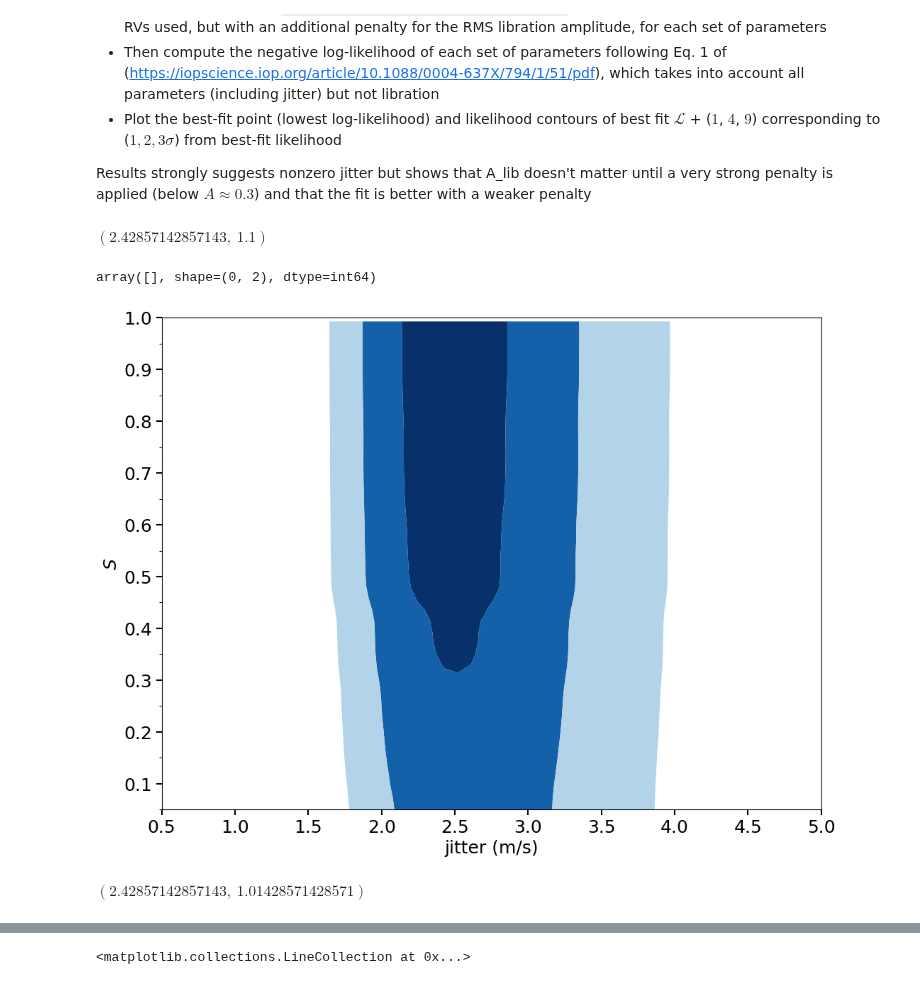
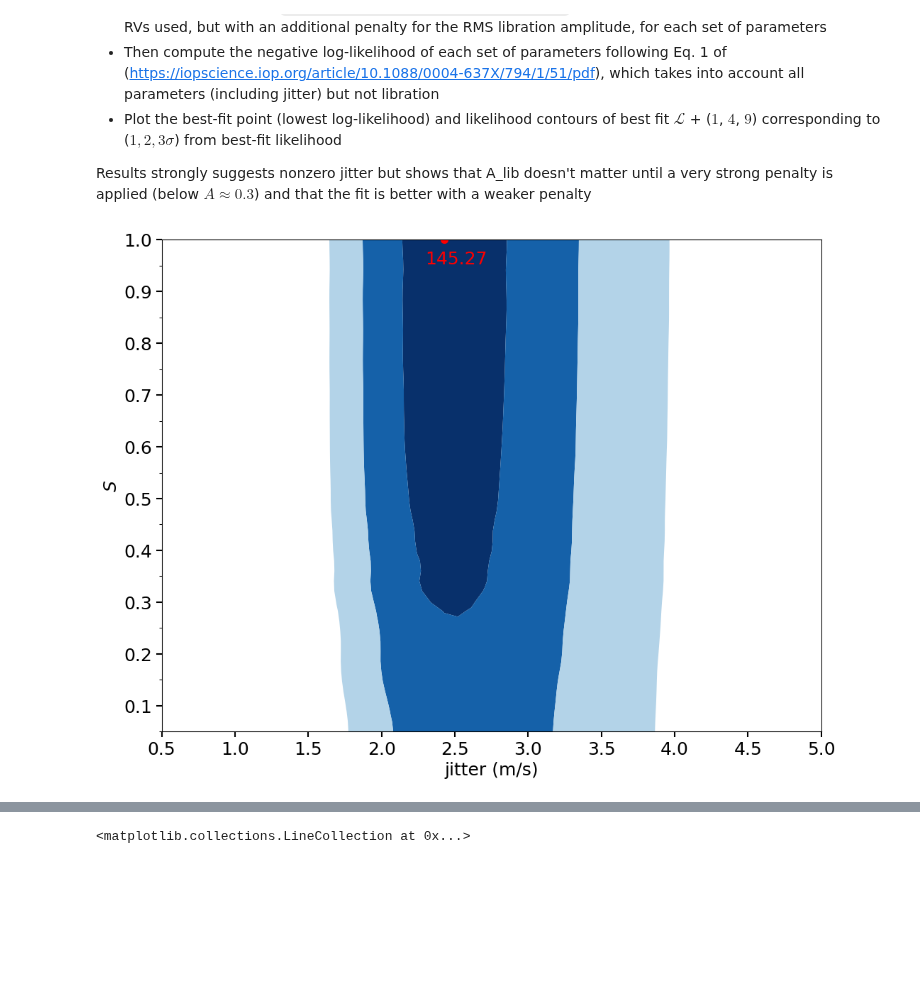
Before and after one commit to ia-chow/SURF2022, a Jupyter notebook: SURF/hd45364_jitter_sini_EDITED.ipynb, the cells around one changed output, grey strips where cells are left out. Cells and saved outputs as stored; diff of their text form; code cells hidden in the pictures; blank space fills up the shorter version.

Commit message:
got plots for 0-0.2 and 0.5-5

```diff
--- a/SURF/hd45364_jitter_sini_EDITED.ipynb
+++ b/SURF/hd45364_jitter_sini_EDITED.ipynb
@@ -551,7 +551,7 @@ njitter, nlib = (50, 50)  # can change this
 neg_log_likelihoods = np.zeros((njitter, nlib))
 # create jitter and A_0 points
 jitters = np.linspace(0.5, 5, njitter)  # use 1 to 6 for jitter as recommended
-Alibs = np.linspace(1.1, 0.05, nlib)  # use Alib 1 to 0.05
+Alibs = np.linspace(1., 0.05, nlib)  # use Alib 1 to 0.05
 # create meshgrid
 jitters_grid, Alibs_grid = np.meshgrid(jitters, Alibs)
 x0 = fit_params
@@ -564,7 +564,7 @@ for i in tqdm(range(njitter)):
         jitter = jitters_grid[i, j]
         # optimize the parameters, holding A0 and jitter constant at the specified grid point
         Alib_jitter_fit_params = optimize.least_squares(lambda params: get_nbody_resids_jitter_libration(params, jitter=jitter, Alib=Alib),
-                                                        x0, bounds=bounds2, ftol=1e-7, xtol=1e-7).x
+                                                        x0, bounds=bounds2, ftol=1e-8, xtol=1e-8).x
         # then compute the negative log likelihood of fit just from the parameters (not the total cost function including the libration penalty term)
         # add jitter back to the parameters
         Alib_jitter_fit_params[-1] = jitter
@@ -744,20 +744,12 @@ Methodology:
 - Plot the best-fit point (lowest log-likelihood) and likelihood contours of best fit $\mathcal{L}$ + ($1$, $4$, $9$) corresponding to ($1, 2, 3 \sigma$) from best-fit likelihood
 
 Results strongly suggests nonzero jitter but shows that A_lib doesn't matter until a very strong penalty is applied (below $A \approx 0.3$) and that the fit is better with a weaker penalty
-# %%
-jitters_grid[min_likelihood_index], Alibs_grid[min_likelihood_index]
-# %% [output]
-$\displaystyle \left( 2.42857142857143, \  1.1\right)$
-# %%
-np.argwhere(neg_log_likelihoods == min_likelihood)
-# %% [output]
-array([], shape=(0, 2), dtype=int64)
 # %%
 import scipy.ndimage
 neg_log_likelihoods = np.load('neg_log_likelihoods_everything_contours.npy')
 
 sigma=1.2
-neg_log_likelihoods = scipy.ndimage.filters.gaussian_filter(neg_log_likelihoods, sigma)[5:,:]
+neg_log_likelihoods = scipy.ndimage.filters.gaussian_filter(neg_log_likelihoods, sigma)# [5:,:]
 
 # min_likelihood = 144.46
 min_likelihood = np.min(neg_log_likelihoods)
@@ -767,36 +759,32 @@ min_likelihood_index = tuple(np.argwhere(neg_log_likelihoods == min_likelihood).
 # levels
 levels = [min_likelihood + 1, min_likelihood + 4, min_likelihood + 9]
 # levels = [min_likelihood + 1, min_likelihood + 4, min_likelihood + 9,
 #                             min_likelihood + 16, min_likelihood + 25, min_likelihood + 36,
 #                             min_likelihood + 49, min_likelihood + 64, min_likelihood + 81,
 #                             min_likelihood + 100]
 
 # locations of contour labels
 manual_locations = [(2.4, 0.7), (1.7, 0.6), (2.0, 0.6), (3.3, 0.6), (3.9, 0.6)]
 
 # plotting
 fig_, ax = plt.subplots(nrows=1, ncols=1, figsize = (12, 9), dpi=100)
-fig = plt.contourf(jitters_grid[5:], Alibs_grid[5:], neg_log_likelihoods, levels = levels, cmap=plt.get_cmap('Blues_r'), alpha=1.,
+fig = plt.contourf(jitters_grid, Alibs_grid, neg_log_likelihoods, levels = levels, cmap=plt.get_cmap('Blues_r'), alpha=1.,
                    antialiased=True, extend='min', label='negative log likelihoods')
 # fig2 = plt.contour(jitters_grid_05, Alibs_grid_05, neg_log_likelihoods_05, levels = [396, 397, 397.5])
 plt.scatter(jitters_grid[min_likelihood_index], Alibs_grid[min_likelihood_index], label = 'Best fit', color='red', s=50)
 plt.annotate(f'{np.round(min_likelihood, 2)}', xy=(jitters_grid[min_likelihood_index], Alibs_grid[min_likelihood_index]),
               xycoords='data', textcoords='axes fraction', xytext=(0.4, 0.95), color='red')
 plt.xlabel('jitter (m/s)'), plt.ylabel(r'$S$')
 # plt.clabel(fig, inline=True, fontsize=28, colors='k')#, manual=manual_locations)
 # plt.clabel(fig, inline=True, fontsize=14)
 # plt.clabel(fig2, inline=True, fontsize=14)
 # yticks
 plt.tick_params('both', length=6, width=1.5, which='major')
 plt.tick_params('both', length=3, width=0.75, which='minor')
 ax.yaxis.set_major_locator(MultipleLocator(0.1))
 ax.yaxis.set_minor_locator(MultipleLocator(0.05))
 plt.ylim(top=1.)
 # plt.legend(loc='upper right')
 plt.savefig('2021_fall-2022_winter/paper_figures/Alib_jitter_sini_contour_05_5.png')#, fmt='png')
 # %% [output]
-[figure, old version]
+[figure, new version]
-# %%
-jitters_grid[min_likelihood_index], Alibs_grid[min_likelihood_index]
-# %% [output]
-$\displaystyle \left( 2.42857142857143, \  1.01428571428571\right)$
```
Also changed, not shown: parts of 5 cells of this notebook, 2 other files.
